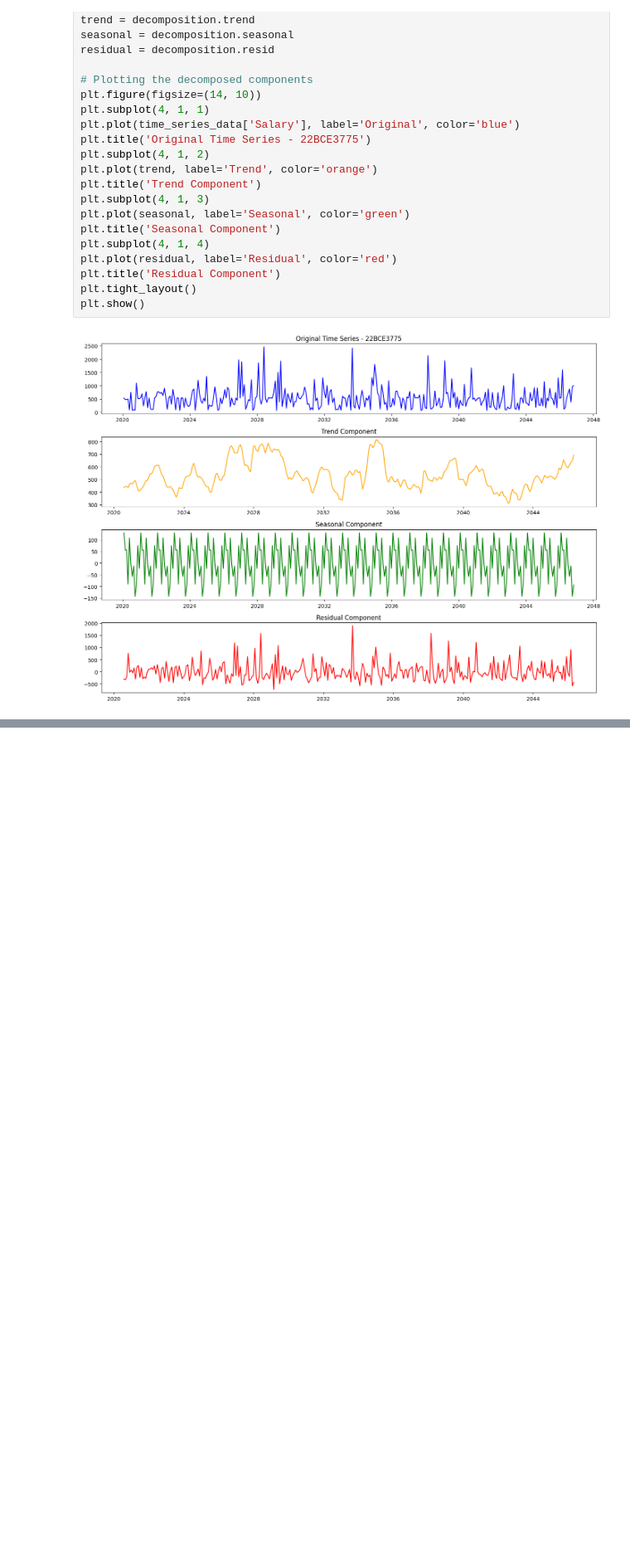
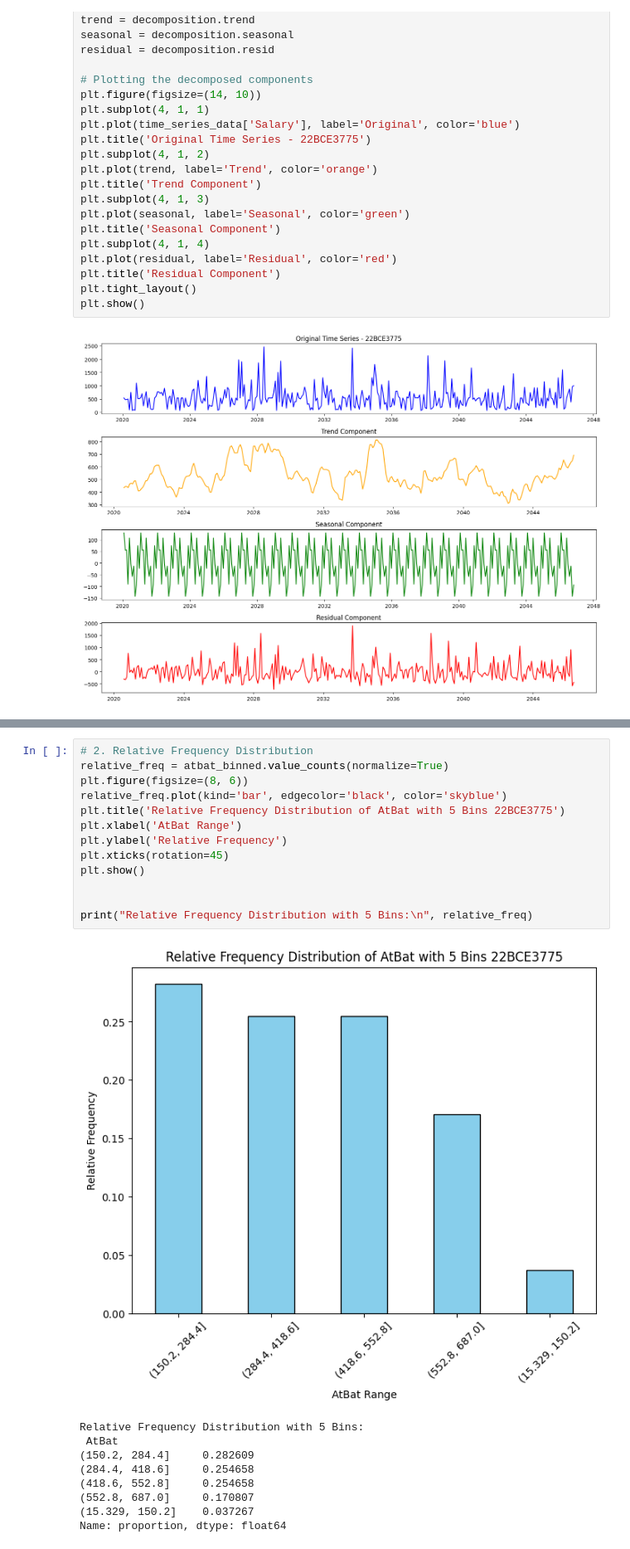
Before and after one commit to Amitsah7/Data-Analysis, a Jupyter notebook: Copy_of_AmitSah22BCE3775.ipynb, the cells around one changed output, grey strips where cells are left out. Shown at 83% size. Saved outputs shown, nothing was run; the diff lists cells and outputs as text; blank space fills up the shorter version.

```diff
--- a/Copy_of_AmitSah22BCE3775.ipynb
+++ b/Copy_of_AmitSah22BCE3775.ipynb
@@ -679,0 +766,23 @@ plt.show()
+# %%
+# 2. Relative Frequency Distribution
+relative_freq = atbat_binned.value_counts(normalize=True)
+plt.figure(figsize=(8, 6))
+relative_freq.plot(kind='bar', edgecolor='black', color='skyblue')
+plt.title('Relative Frequency Distribution of AtBat with 5 Bins 22BCE3775')
+plt.xlabel('AtBat Range')
+plt.ylabel('Relative Frequency')
+plt.xticks(rotation=45)
+plt.show()
+
+
+print("Relative Frequency Distribution with 5 Bins:\n", relative_freq)
+# %% [output]
+[figure, added]
+Relative Frequency Distribution with 5 Bins:
+ AtBat
+(150.2, 284.4]     0.282609
+(284.4, 418.6]     0.254658
+(418.6, 552.8]     0.254658
+(552.8, 687.0]     0.170807
+(15.329, 150.2]    0.037267
+Name: proportion, dtype: float64
```
Also changed, not shown: parts of 38 cells of this notebook.
